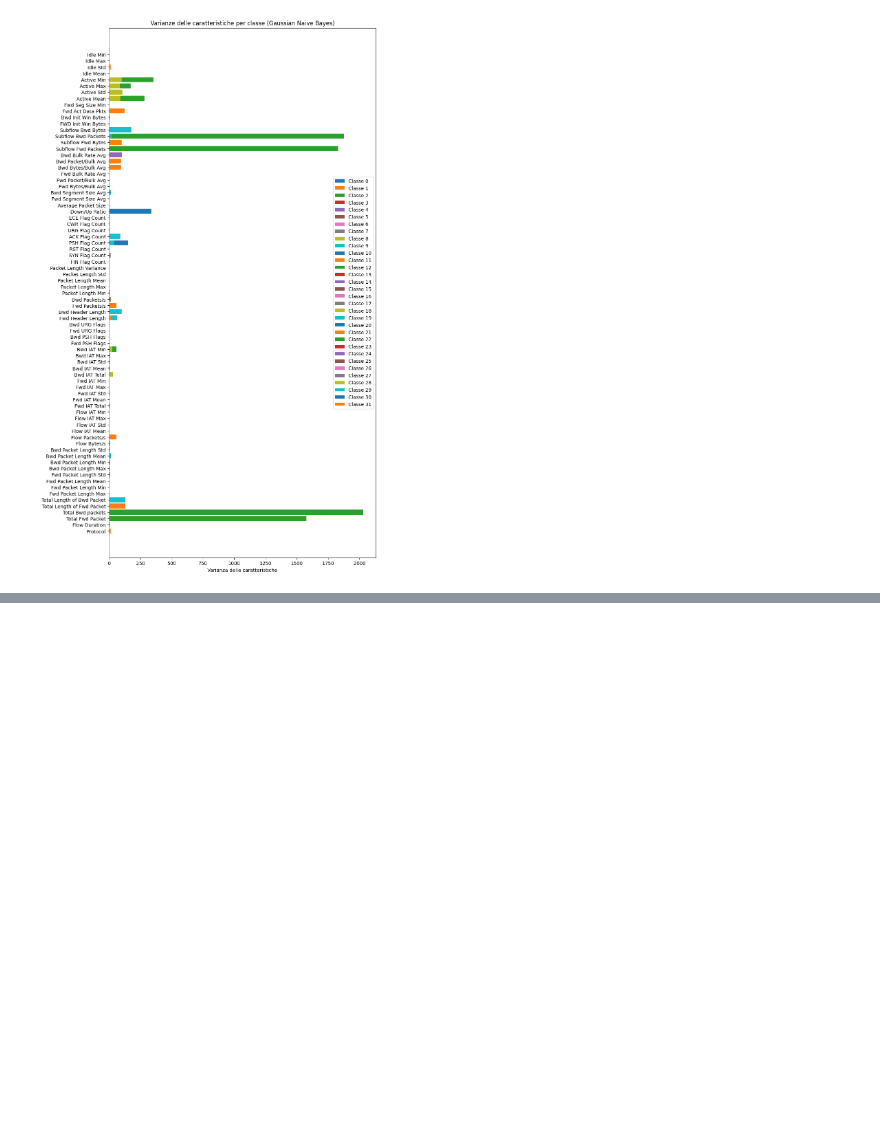
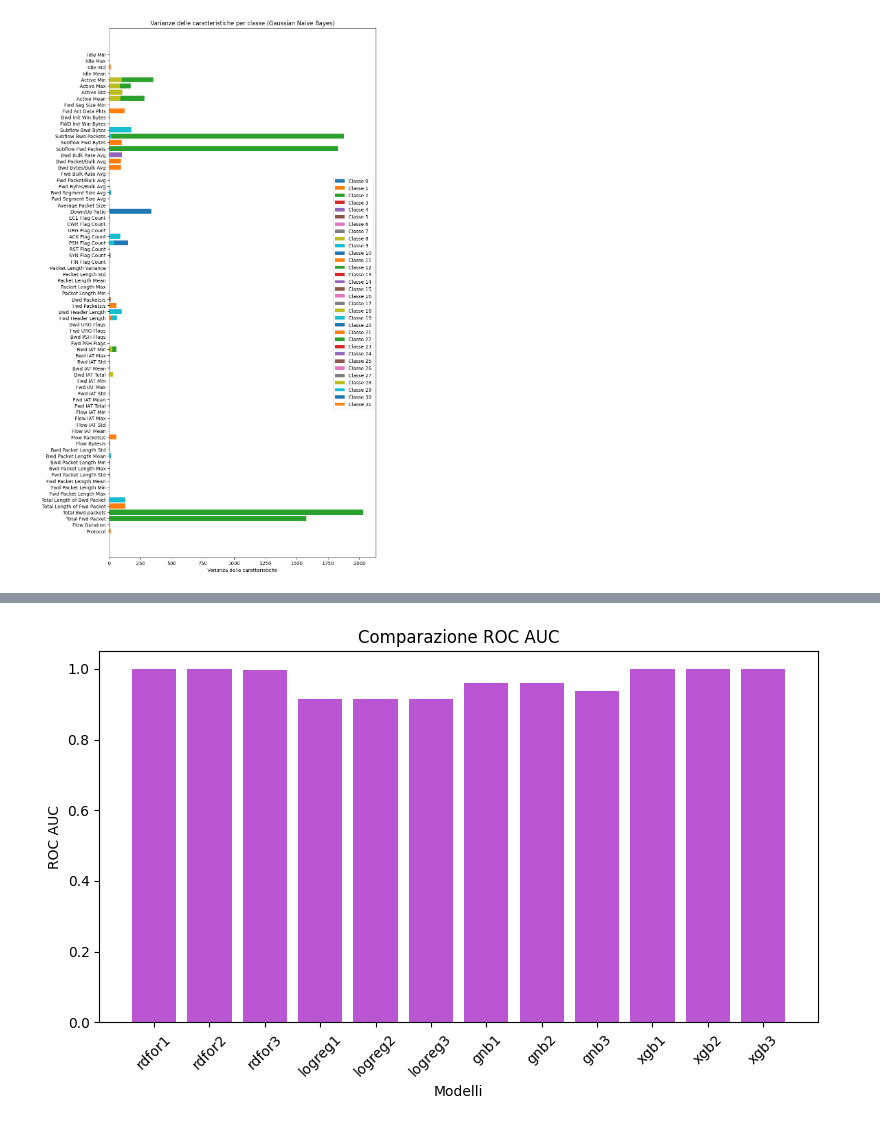
Before and after one commit to NicCasss/BigData, a Jupyter notebook: index.ipynb, the cells around one changed output, grey strips where cells are left out. Cells and saved outputs as stored; diff of their text form; code cells hidden in the pictures; blank space fills up the shorter version.

```diff
--- a/index.ipynb
+++ b/index.ipynb
@@ -562,0 +736,18 @@ weighted avg       0.98      0.98      0.98     15046
+# %%
+# Creazione DataFrame della ROC AUC
+metrics_df = pd.DataFrame({
+    'Model': list(roc_auc_.keys()),
+    'ROC AUC': list(roc_auc_.values())
+})
+
+# Plot
+plt.figure(figsize=(8, 5))
+plt.bar(metrics_df['Model'], metrics_df['ROC AUC'], color='mediumorchid')
+plt.xlabel('Modelli')
+plt.ylabel('ROC AUC')
+plt.title('Comparazione ROC AUC')
+plt.xticks(rotation=45)
+plt.tight_layout()
+plt.show()
+# %% [output]
+[figure, added]
```
Also changed, not shown: parts of 29 cells of this notebook.
